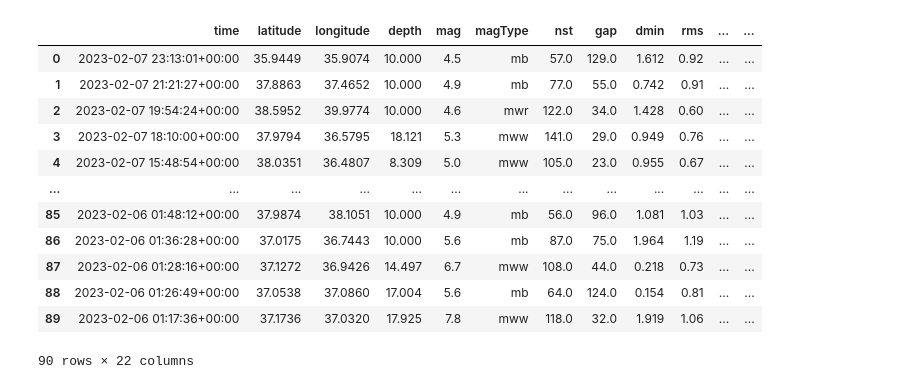
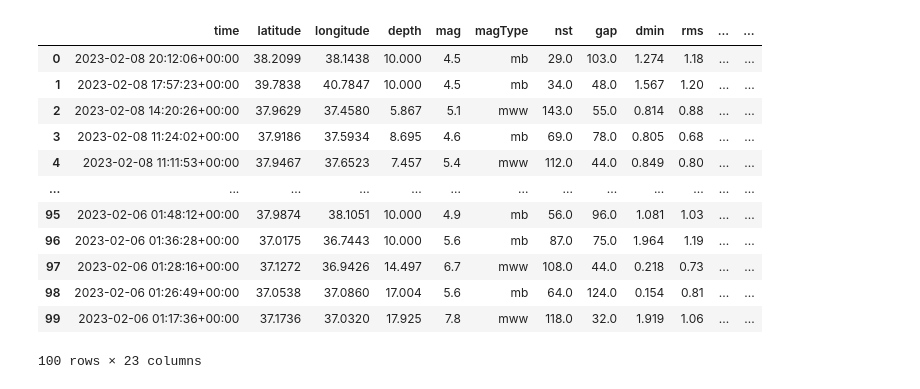
Before and after one commit to yong-xiong/turkey-quake, a Jupyter notebook: quake_and_aftershocks.ipynb, the cells around one changed output. Saved outputs shown, nothing was run; the diff lists cells and outputs as text; code cells hidden in the pictures.

```diff
--- a/quake_and_aftershocks.ipynb
+++ b/quake_and_aftershocks.ipynb
@@ -30,0 +32,25 @@ quake_list
+# %%
+#write a function that takes in a dataframe and returns a dataframe with the distance from the quake to the epicenter
+
+lat1 = float(37.1736)
+lon1 = float(37.0320)
+
+def distance(lat1, lon1, lat2, lon2):
+    R = 6373.0
+
+    lat1 = np.radians(lat1)
+    lon1 = np.radians(lon1)
+    lat2 = np.radians(lat2)
+    lon2 = np.radians(lon2)
+
+    dlon = lon2 - lon1
+    dlat = lat2 - lat1
+
+    a = np.sin(dlat / 2)**2 + np.cos(lat1) * np.cos(lat2) * np.sin(dlon / 2)**2
+    c = 2 * np.arctan2(np.sqrt(a), np.sqrt(1 - a))
+
+    distance = R * c
+
+    return distance
+
+quake_list['distance'] = quake_list.apply(lambda x: distance(lat1, lon1, x.latitude, x.longitude), axis=1)
@@ -31,19 +73,18 @@ quake_list
 # %%
-#only show quake list in place coloum that contains "Turkey"
-quake_list_turkey = quake_list[quake_list['place'].str.contains("Turkey")].reset_index(drop=True)
+# only show quake list in place coloum that contains "Turkey" or distance less than 500
+quake_list_turkey = quake_list[quake_list['place'].str.contains("Turkey") | (quake_list['distance'] < 500)].reset_index(drop=True)
 quake_list_turkey
-#reset index
 # %% [output]
 |  | time | latitude | longitude | depth | mag | magType | nst | gap | dmin | rms | ... | ... |
-| 0 | 2023-02-07 23:13:01+00:00 | 35.9449 | 35.9074 | 10.000 | 4.5 | mb | 57.0 | 129.0 | 1.612 | 0.92 | ... | ... |
-| 1 | 2023-02-07 21:21:27+00:00 | 37.8863 | 37.4652 | 10.000 | 4.9 | mb | 77.0 | 55.0 | 0.742 | 0.91 | ... | ... |
-| 2 | 2023-02-07 19:54:24+00:00 | 38.5952 | 39.9774 | 10.000 | 4.6 | mwr | 122.0 | 34.0 | 1.428 | 0.60 | ... | ... |
-| 3 | 2023-02-07 18:10:00+00:00 | 37.9794 | 36.5795 | 18.121 | 5.3 | mww | 141.0 | 29.0 | 0.949 | 0.76 | ... | ... |
-| 4 | 2023-02-07 15:48:54+00:00 | 38.0351 | 36.4807 | 8.309 | 5.0 | mww | 105.0 | 23.0 | 0.955 | 0.67 | ... | ... |
+| 0 | 2023-02-08 20:12:06+00:00 | 38.2099 | 38.1438 | 10.000 | 4.5 | mb | 29.0 | 103.0 | 1.274 | 1.18 | ... | ... |
+| 1 | 2023-02-08 17:57:23+00:00 | 39.7838 | 40.7847 | 10.000 | 4.5 | mb | 34.0 | 48.0 | 1.567 | 1.20 | ... | ... |
+| 2 | 2023-02-08 14:20:26+00:00 | 37.9629 | 37.4580 | 5.867 | 5.1 | mww | 143.0 | 55.0 | 0.814 | 0.88 | ... | ... |
+| 3 | 2023-02-08 11:24:02+00:00 | 37.9186 | 37.5934 | 8.695 | 4.6 | mb | 69.0 | 78.0 | 0.805 | 0.68 | ... | ... |
+| 4 | 2023-02-08 11:11:53+00:00 | 37.9467 | 37.6523 | 7.457 | 5.4 | mww | 112.0 | 44.0 | 0.849 | 0.80 | ... | ... |
 | ... | ... | ... | ... | ... | ... | ... | ... | ... | ... | ... | ... | ... |
-| 85 | 2023-02-06 01:48:12+00:00 | 37.9874 | 38.1051 | 10.000 | 4.9 | mb | 56.0 | 96.0 | 1.081 | 1.03 | ... | ... |
-| 86 | 2023-02-06 01:36:28+00:00 | 37.0175 | 36.7443 | 10.000 | 5.6 | mb | 87.0 | 75.0 | 1.964 | 1.19 | ... | ... |
-| 87 | 2023-02-06 01:28:16+00:00 | 37.1272 | 36.9426 | 14.497 | 6.7 | mww | 108.0 | 44.0 | 0.218 | 0.73 | ... | ... |
-| 88 | 2023-02-06 01:26:49+00:00 | 37.0538 | 37.0860 | 17.004 | 5.6 | mb | 64.0 | 124.0 | 0.154 | 0.81 | ... | ... |
-| 89 | 2023-02-06 01:17:36+00:00 | 37.1736 | 37.0320 | 17.925 | 7.8 | mww | 118.0 | 32.0 | 1.919 | 1.06 | ... | ... |
+| 95 | 2023-02-06 01:48:12+00:00 | 37.9874 | 38.1051 | 10.000 | 4.9 | mb | 56.0 | 96.0 | 1.081 | 1.03 | ... | ... |
+| 96 | 2023-02-06 01:36:28+00:00 | 37.0175 | 36.7443 | 10.000 | 5.6 | mb | 87.0 | 75.0 | 1.964 | 1.19 | ... | ... |
+| 97 | 2023-02-06 01:28:16+00:00 | 37.1272 | 36.9426 | 14.497 | 6.7 | mww | 108.0 | 44.0 | 0.218 | 0.73 | ... | ... |
+| 98 | 2023-02-06 01:26:49+00:00 | 37.0538 | 37.0860 | 17.004 | 5.6 | mb | 64.0 | 124.0 | 0.154 | 0.81 | ... | ... |
+| 99 | 2023-02-06 01:17:36+00:00 | 37.1736 | 37.0320 | 17.925 | 7.8 | mww | 118.0 | 32.0 | 1.919 | 1.06 | ... | ... |
-90 rows × 22 columns
+100 rows × 23 columns
```
Also changed, not shown: parts of 9 cells of this notebook, 3 other files.
